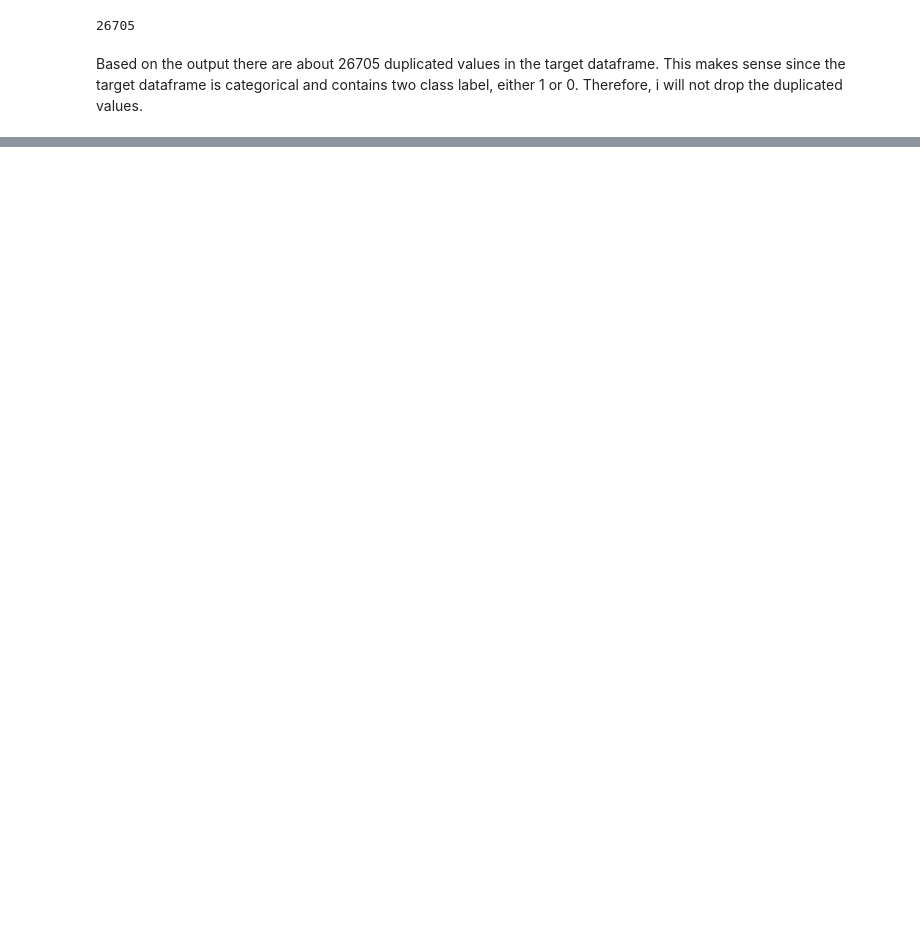
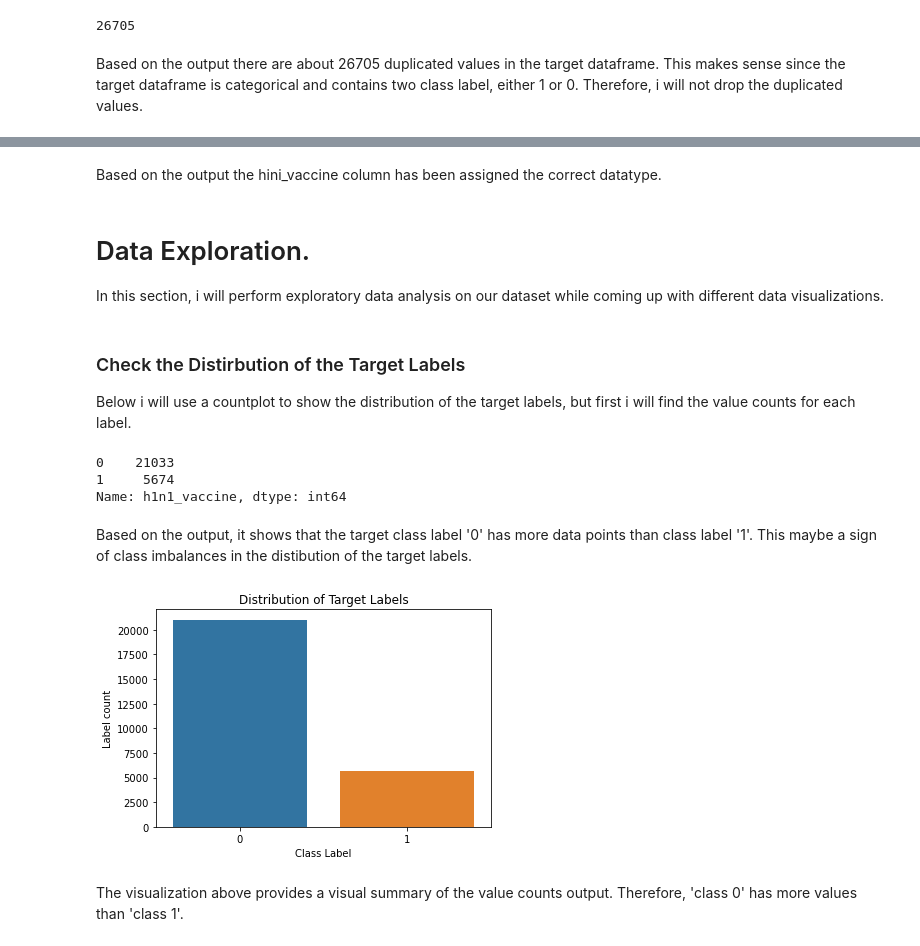
Before and after one commit to mainaroseline/H1N1-Vaccination-Rate-Analysis, a Jupyter notebook: project.ipynb, the cells around one changed output, grey strips where cells are left out. Saved outputs shown, nothing was run; the diff lists cells and outputs as text; code cells hidden in the pictures; blank space fills up the shorter version.

Commit message:
Data Cleaning

```diff
--- a/project.ipynb
+++ b/project.ipynb
@@ -470,0 +563,38 @@ Based on the output there are about 26705 duplicated values in the target datafr
+# %% [markdown]
+Based on the output the hini_vaccine column has been assigned the correct datatype.
+# %% [markdown]
+# Data Exploration.
+
+In this section, i will perform exploratory data analysis on our dataset while coming up with different data visualizations.
+# %% [markdown]
+### Check the Distirbution of the Target Labels
+
+Below i will use a countplot to show the distribution of the target labels, but first i will find the value counts for each label.
+# %%
+# load the values count for each label
+Target['h1n1_vaccine'].value_counts()
+# %% [output]
+0    21033
+1     5674
+Name: h1n1_vaccine, dtype: int64
+# %% [markdown]
+Based on the output, it shows that the target class label '0' has more data points than class label '1'. This maybe a sign of class imbalances in the distibution of the target labels.
+# %%
+#create the x variable
+h1n1_column = Target['h1n1_vaccine']
+
+#create the plot
+fig,ax = plt.subplots()
+
+# plot the Graph
+ax = sns.countplot(data=Target, x=h1n1_column)
+
+ax.set_title('Distribution of Target Labels')
+
+ax.set_xlabel('Class Label')
+
+ax.set_ylabel('Label count');
+# %% [output]
+[figure, added]
+# %% [markdown]
+The visualization above provides a visual summary of the value counts output. Therefore, 'class 0' has more values than 'class 1'.
```
Also changed, not shown: parts of 19 cells of this notebook.
